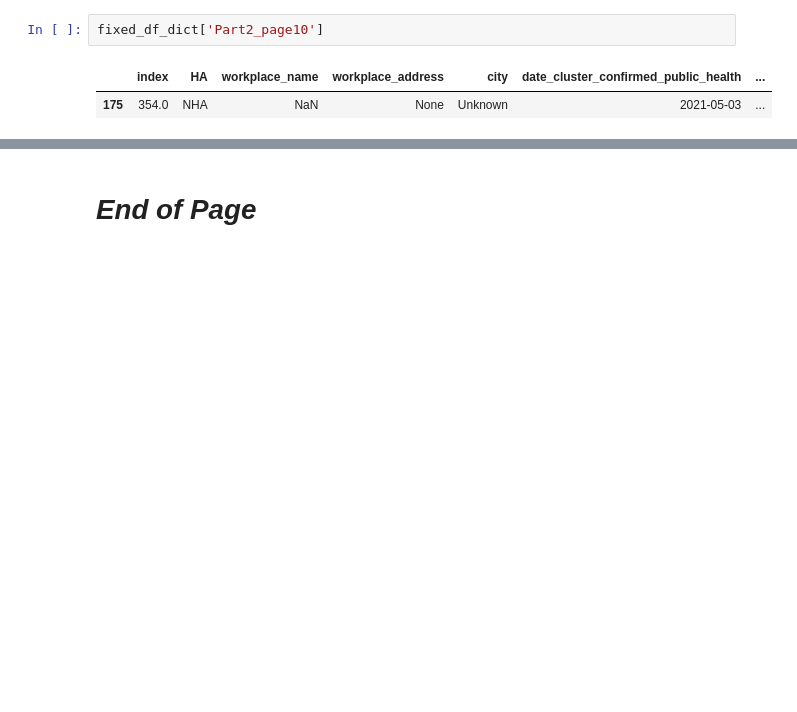
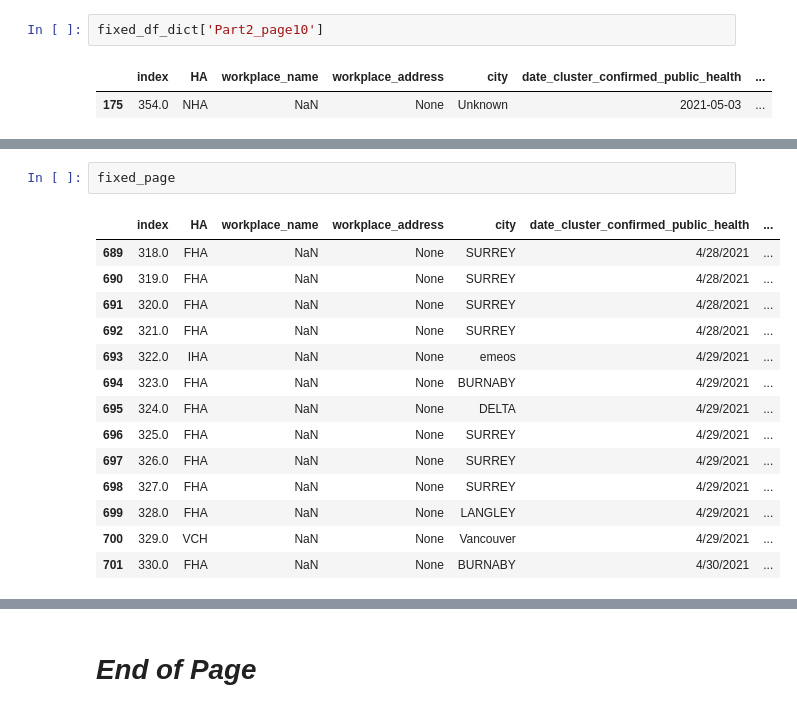
Before and after one commit to silvhua/BC-Covid-workplace-closures, a Jupyter notebook: notebooks/2023-04-22 align columns.ipynb, the cells around one changed output, grey strips where cells are left out. Drawn from its saved outputs; the diff is of its cells as text; blank space fills up the shorter version.

```diff
--- a/notebooks/2023-04-22 align columns.ipynb
+++ b/notebooks/2023-04-22 align columns.ipynb
@@ -426,0 +618,17 @@ fixed_df_dict['Part2_page10']
+# %%
+fixed_page
+# %% [output]
+|  | index | HA | workplace_name | workplace_address | city | date_cluster_confirmed_public_health | ... |
+| 689 | 318.0 | FHA | NaN | None | SURREY | 4/28/2021 | ... |
+| 690 | 319.0 | FHA | NaN | None | SURREY | 4/28/2021 | ... |
+| 691 | 320.0 | FHA | NaN | None | SURREY | 4/28/2021 | ... |
+| 692 | 321.0 | FHA | NaN | None | SURREY | 4/28/2021 | ... |
+| 693 | 322.0 | IHA | NaN | None | emeos | 4/29/2021 | ... |
+| 694 | 323.0 | FHA | NaN | None | BURNABY | 4/29/2021 | ... |
+| 695 | 324.0 | FHA | NaN | None | DELTA | 4/29/2021 | ... |
+| 696 | 325.0 | FHA | NaN | None | SURREY | 4/29/2021 | ... |
+| 697 | 326.0 | FHA | NaN | None | SURREY | 4/29/2021 | ... |
+| 698 | 327.0 | FHA | NaN | None | SURREY | 4/29/2021 | ... |
+| 699 | 328.0 | FHA | NaN | None | LANGLEY | 4/29/2021 | ... |
+| 700 | 329.0 | VCH | NaN | None | Vancouver | 4/29/2021 | ... |
+| 701 | 330.0 | FHA | NaN | None | BURNABY | 4/30/2021 | ... |
```
Also changed, not shown: parts of 15 cells of this notebook, 1 other file.
